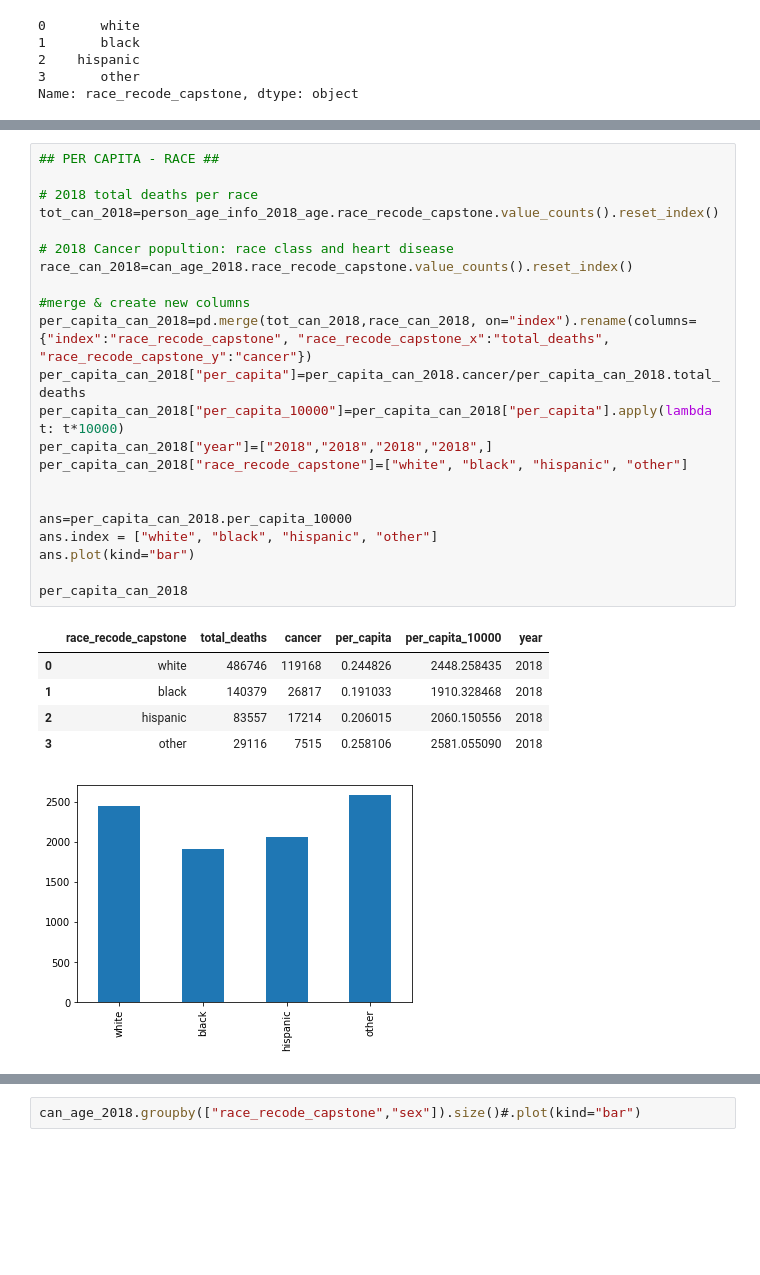
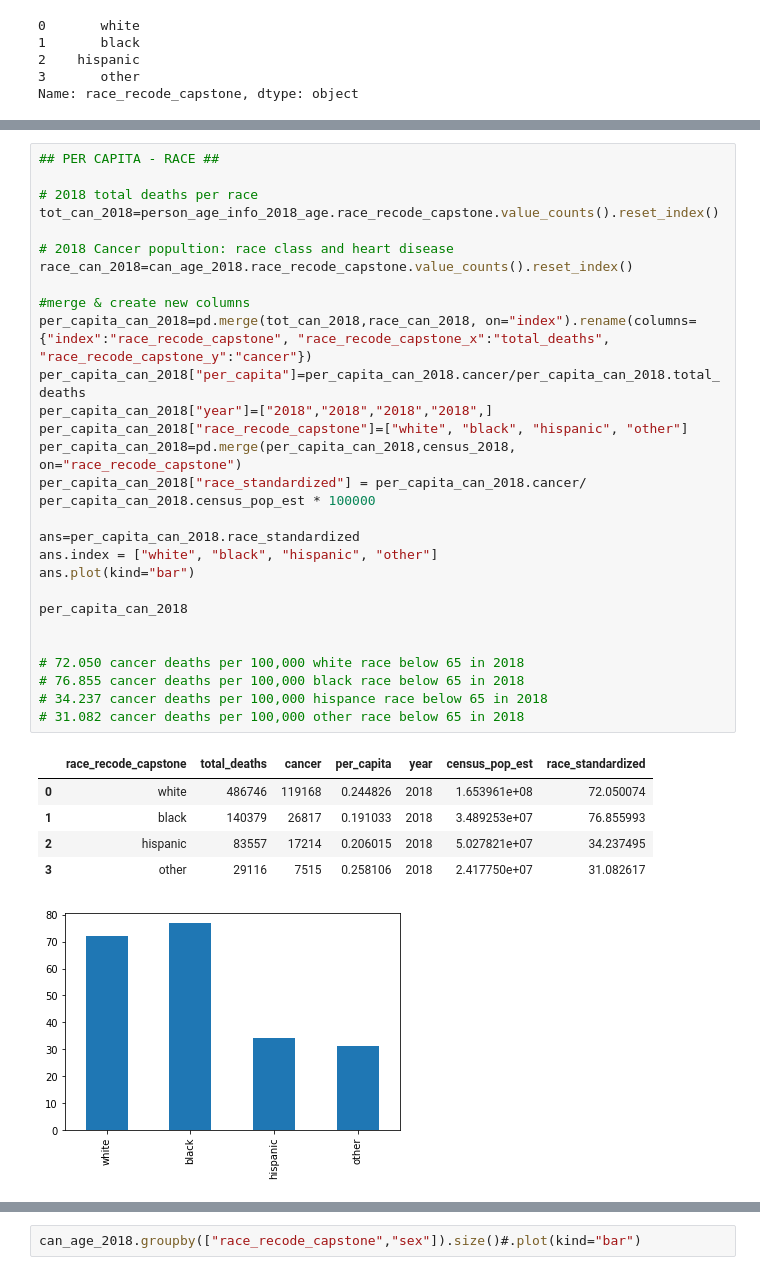
Before and after one commit to swarupmalli/Capstone_Mortality, a Jupyter notebook: mortUS_heart_cancer_disease.ipynb, the cells around one changed output, grey strips where cells are left out. Saved outputs shown, nothing was run; the diff lists cells and outputs as text; blank space fills up the shorter version.

```diff
--- a/mortUS_heart_cancer_disease.ipynb
+++ b/mortUS_heart_cancer_disease.ipynb
@@ -760,32 +836,38 @@ per_capita_can_2017
 # %%
 ## PER CAPITA - RACE ##
 
 # 2018 total deaths per race
 tot_can_2018=person_age_info_2018_age.race_recode_capstone.value_counts().reset_index()
 
 # 2018 Cancer popultion: race class and heart disease
 race_can_2018=can_age_2018.race_recode_capstone.value_counts().reset_index()
 
 #merge & create new columns
 per_capita_can_2018=pd.merge(tot_can_2018,race_can_2018, on="index").rename(columns={"index":"race_recode_capstone", "race_recode_capstone_x":"total_deaths", "race_recode_capstone_y":"cancer"})
 per_capita_can_2018["per_capita"]=per_capita_can_2018.cancer/per_capita_can_2018.total_deaths
-per_capita_can_2018["per_capita_10000"]=per_capita_can_2018["per_capita"].apply(lambda t: t*10000)
 per_capita_can_2018["year"]=["2018","2018","2018","2018",]
 per_capita_can_2018["race_recode_capstone"]=["white", "black", "hispanic", "other"]
+per_capita_can_2018=pd.merge(per_capita_can_2018,census_2018, on="race_recode_capstone")
+per_capita_can_2018["race_standardized"] = per_capita_can_2018.cancer/ per_capita_can_2018.census_pop_est * 100000
 
-
-ans=per_capita_can_2018.per_capita_10000
+ans=per_capita_can_2018.race_standardized
 ans.index = ["white", "black", "hispanic", "other"]
 ans.plot(kind="bar")
 
 per_capita_can_2018
+
+
+# 72.050 cancer deaths per 100,000 white race below 65 in 2018
+# 76.855 cancer deaths per 100,000 black race below 65 in 2018
+# 34.237 cancer deaths per 100,000 hispance race below 65 in 2018
+# 31.082 cancer deaths per 100,000 other race below 65 in 2018
 # %% [output]
-|  | race_recode_capstone | total_deaths | cancer | per_capita | per_capita_10000 | year |
-| 0 | white | 486746 | 119168 | 0.244826 | 2448.258435 | 2018 |
-| 1 | black | 140379 | 26817 | 0.191033 | 1910.328468 | 2018 |
-| 2 | hispanic | 83557 | 17214 | 0.206015 | 2060.150556 | 2018 |
-| 3 | other | 29116 | 7515 | 0.258106 | 2581.055090 | 2018 |
+|  | race_recode_capstone | total_deaths | cancer | per_capita | year | census_pop_est | race_standardized |
+| 0 | white | 486746 | 119168 | 0.244826 | 2018 | 1.653961e+08 | 72.050074 |
+| 1 | black | 140379 | 26817 | 0.191033 | 2018 | 3.489253e+07 | 76.855993 |
+| 2 | hispanic | 83557 | 17214 | 0.206015 | 2018 | 5.027821e+07 | 34.237495 |
+| 3 | other | 29116 | 7515 | 0.258106 | 2018 | 2.417750e+07 | 31.082617 |
-[figure, old version]
+[figure, new version]
 # %%
 per_capita_can_total=pd.concat([per_capita_can_2018,
            per_capita_can_2017,
```
Also changed, not shown: parts of 54 cells of this notebook.
